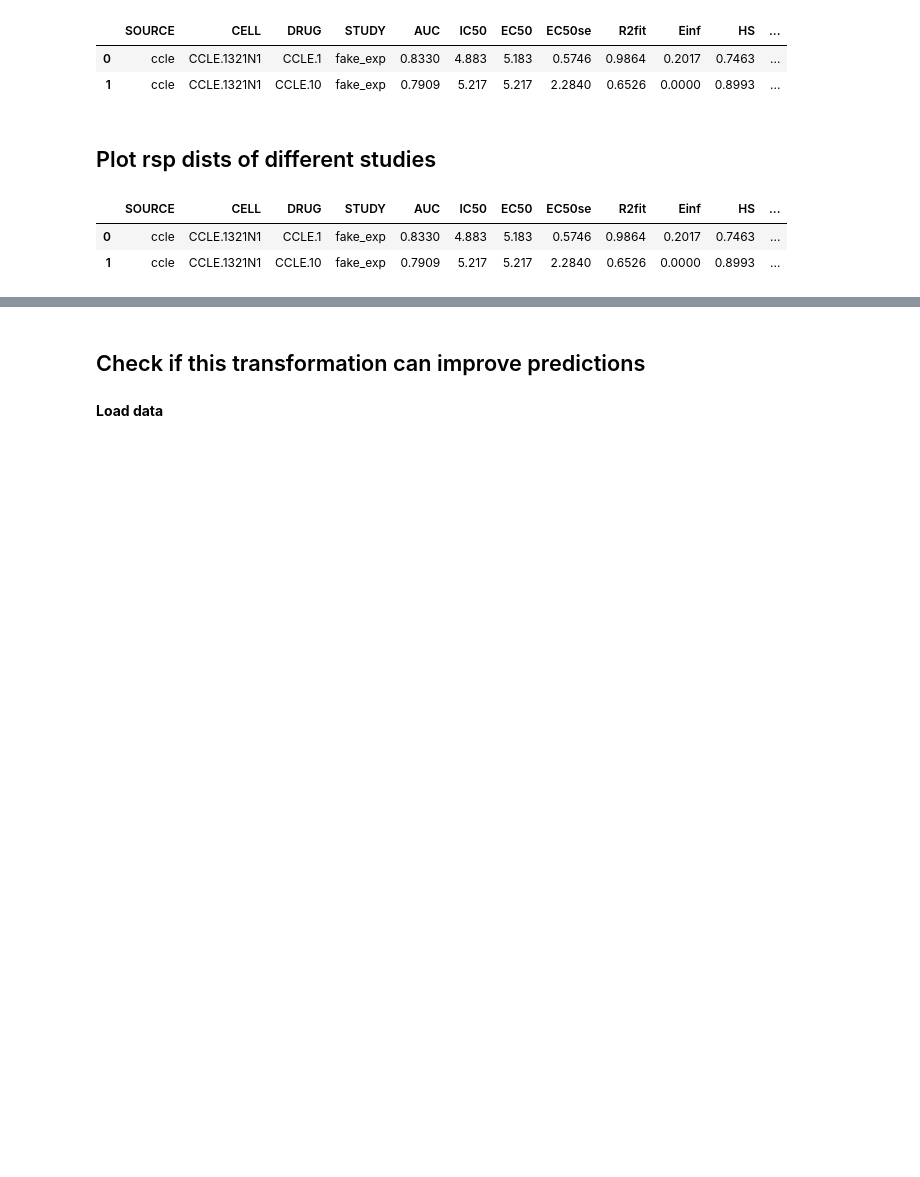
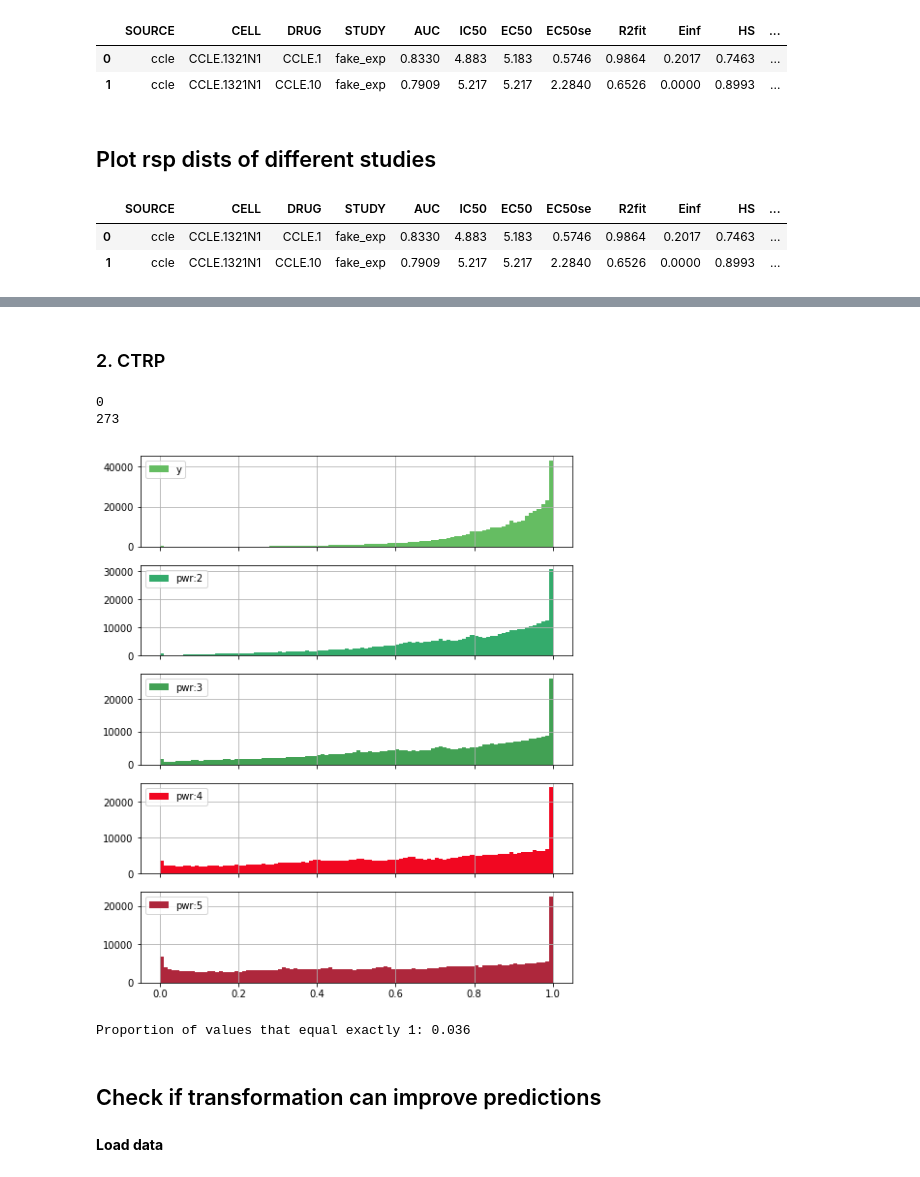
Before and after one commit to adpartin/pilot1, a Jupyter notebook: notebooks/rsp_tfms.ipynb, the cells around one changed output, grey strips where cells are left out. Cells and saved outputs as stored; diff of their text form; code cells hidden in the pictures; blank space fills up the shorter version.

```diff
--- a/notebooks/rsp_tfms.ipynb
+++ b/notebooks/rsp_tfms.ipynb
@@ -120,5 +133,37 @@ Proportion of values that equal exactly 1: 0.036
+# %% [markdown]
+### 2. CTRP
+# %%
+ctrp = df[df['SOURCE']=='ctrp'][target_name].reset_index(drop=True).copy()
+print((ctrp < 0).sum())
+print((ctrp > 1).sum())
+
+# Keep in values
+y = ctrp[(ctrp >= 0) & (ctrp <= 1)].copy()
+# %% [output]
+0
+273
+# %%
+# Generate dict of tfms of y
+pwr_vec=[2, 3, 4, 5]
+tfms = tfms_y_dict(y, pwr_vec=pwr_vec)
+# %%
+fig, ax = plt.subplots(len(pwr_vec)+1, 1, sharex=True, figsize=(8, 10))
+ax = ax.ravel()
+ax[0].hist(y, 100, label='y', color=np.random.rand(3));
+ax[0].legend(loc='best');
+ax[0].grid(True)
+for i, (pwr, y_tfm) in enumerate(tfms.items()):
+    ax[i+1].hist(y_tfm, 100, label='pwr:'+str(pwr), color=np.random.rand(3));
+    ax[i+1].legend(loc='best');
+    ax[i+1].grid(True)
+# %% [output]
+[figure, added]
+# %%
+print('Proportion of values that equal exactly 1: {:.3f}'.format( sum(y==1)/len(y) ))
+# %% [output]
+Proportion of values that equal exactly 1: 0.036
 # %% [markdown]
-## Check if this transformation can improve predictions
+## Check if transformation can improve predictions
 # %% [markdown]
 **Load data**
 # %%
```
Also changed, not shown: parts of 27 cells of this notebook.
